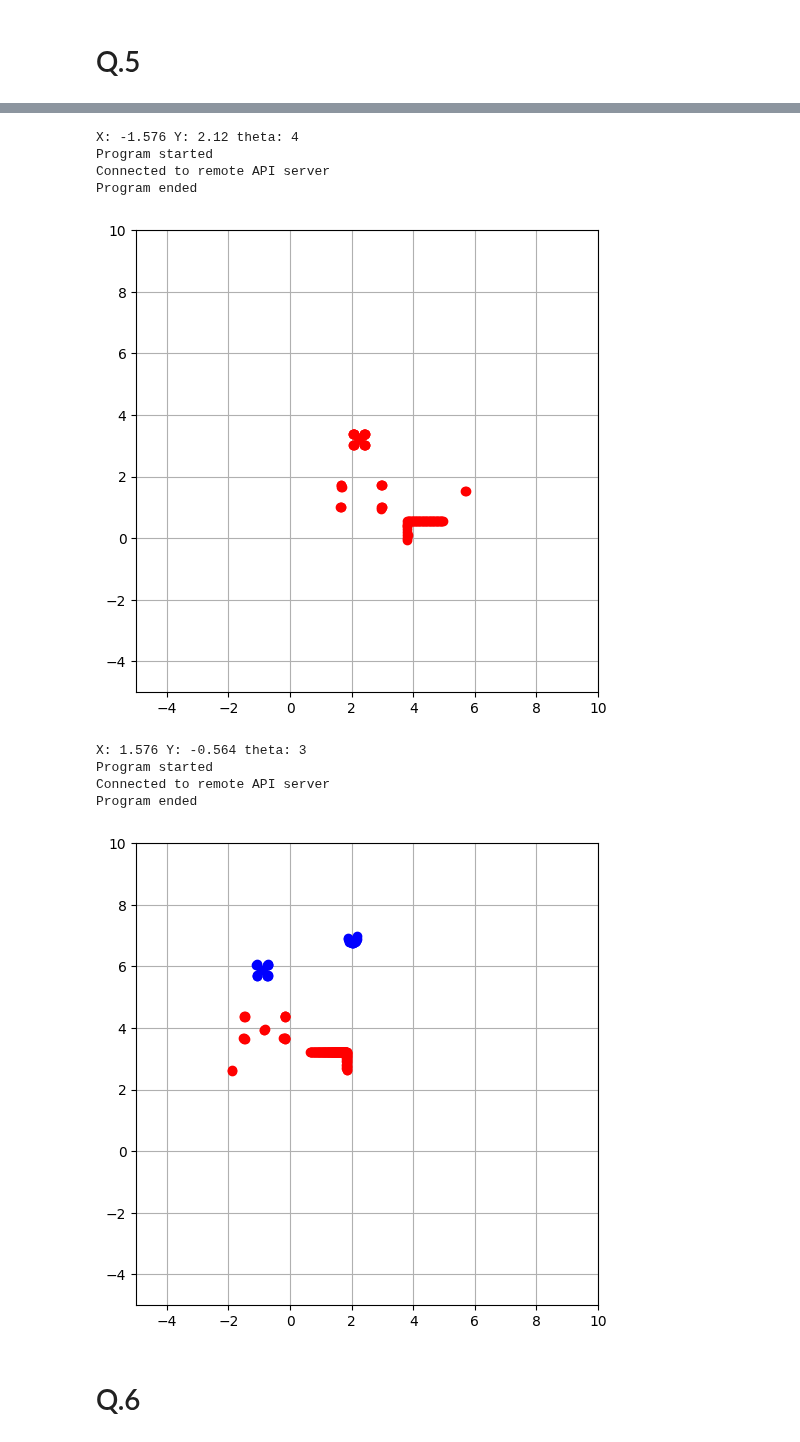
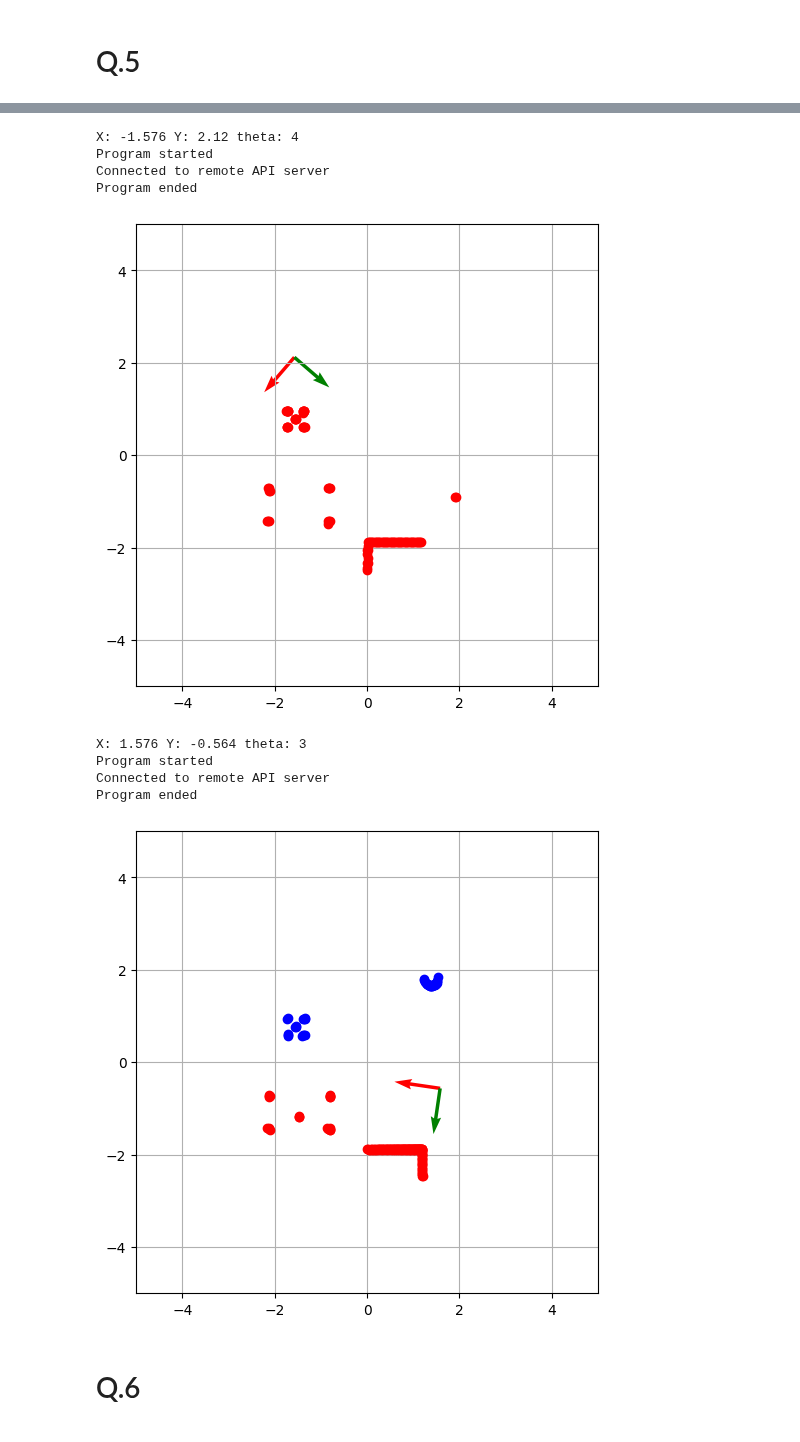
Before and after one commit to EnnesJp/robotica-movel-tp1, a Jupyter notebook: robotica-movel-tp1.ipynb, the cells around one changed output, grey strips where cells are left out. Saved outputs shown, nothing was run; the diff lists cells and outputs as text; code cells hidden in the pictures.

Commit message:
feat: plot from  global ref

```diff
--- a/robotica-movel-tp1.ipynb
+++ b/robotica-movel-tp1.ipynb
@@ -308,2 +303,0 @@ plot2DView([otherObject[1] for otherObject in robotRef], [otherObject[0] for oth
-# %%
-robotRef = calculateReferance(robotName, '/fastHokuyo')
@@ -312,7 +304,10 @@ globalRef = calculateReferance('/ReferenceFrame', robotName)
 # %%
 def calculateGlobalReferance(x: str, y: str):
     pb = np.array([x, y, 0, 1])
-    pa_borg = np.array([globalRef[0][0], globalRef[1][0], 0])
+
+    robotRef = sim.getObject(robotName)
+    robotRefPos = np.array([sim.getObjectPosition(robotRef)])
+    pa_borg = np.array([robotRefPos[0][0], robotRefPos[0][1], 0])
 
     referentialObject = sim.getObject(robotName)
     refObjOrient = sim.getObjectOrientation(referentialObject)
@@ -326,6 +321,30 @@ def calculateGlobalReferance(x: str, y: str):
     Tab = np.row_stack((Tab, aux))
 
     return Tab @ pb
+# %%
+# Apenas para visualização de um referencial no plano
+def plot_robot_frame(c=['r', 'g']):
+
+    robotRef = sim.getObject(robotName)
+    robotRefPos = np.array([sim.getObjectPosition(robotRef)])
+
+    referentialObject = sim.getObject(robotName)
+    refObjOrient = sim.getObjectOrientation(referentialObject)
+
+    Rab = Rz(refObjOrient[2])
+    pa_borg = np.array([robotRefPos[0][0], robotRefPos[0][1], 0])
+
+    axis_size = 1.0
+    axes = axis_size*Rab
+
+    x_axis = np.array(axes[0:2,0])
+    y_axis = np.array(axes[0:2,1])
+
+    # X
+    plt.quiver(*pa_borg[:2], *x_axis, color=c[0], angles='xy', scale_units='xy', scale=1)
+
+    # Y
+    plt.quiver(*pa_borg[:2], *y_axis, color=c[1], angles='xy', scale_units='xy', scale=1)
 # %%
 '''
 readSensorData - It will try to capture the range and angle data from the simulator.
@@ -379,12 +398,10 @@ def draw_laser_data(laser_data, max_sensor_range=5):
             pa = calculateGlobalReferance(x, y)
             ax.plot(pa[0], pa[1], 'o', color=c)
 
-    # robotRef = sim.getObject(robotName)
-    # robotRefPos = np.array([sim.getObjectPosition(robotRef)])
-    # ax.plot(robotRefPos[0][0], robotRefPos[0][1], 'k>', markersize=10)
+    plot_robot_frame()
 
     ax.grid()
-    ax.set_xlim([-max_sensor_range, 2*max_sensor_range])
-    ax.set_ylim([-max_sensor_range, 2*max_sensor_range])
+    ax.set_xlim([-max_sensor_range, max_sensor_range])
+    ax.set_ylim([-max_sensor_range, max_sensor_range])
 # %%
 print ('Program started')
@@ -456,6 +475,7 @@ print('X:', x, 'Y:', y, 'theta:', theta)
 
 print ('Program started')
 sim.startSimulation() # Connect to CoppeliaSim
+time.sleep(1)
 
 print ('Connected to remote API server')
 
@@ -473,37 +493,38 @@ X: -1.576 Y: 2.12 theta: 4
 Program started
 Connected to remote API server
 Program ended
-[figure, old version]
+[figure, new version]
 # %%
 x = 1.576
 y = -.564
 theta = 3
 
 sim.setObjectPosition(robot, [x, y, 0.13879307])
 sim.setObjectOrientation(robot, [.0, .0, theta])
 
 print('X:', x, 'Y:', y, 'theta:', theta)
 
 print ('Program started')
 sim.startSimulation() # Connect to CoppeliaSim
+time.sleep(1)
 
 print ('Connected to remote API server')
 
 # Prosseguindo com as leituras
 raw_range_data, raw_angle_data = readSensorData(laser_range_data, laser_angle_data)
 laser_data = np.array([raw_angle_data, raw_range_data]).T
 draw_laser_data(laser_data)
 
 # Parando a simulação
 sim.stopSimulation()
 
 print ('Program ended')
 # %% [output]
 X: 1.576 Y: -0.564 theta: 3
 Program started
 Connected to remote API server
 Program ended
-[figure, old version]
+[figure, new version]
 # %% [markdown]
 # Q.6
 # %%
```
Also changed, not shown: parts of 9 cells of this notebook.
